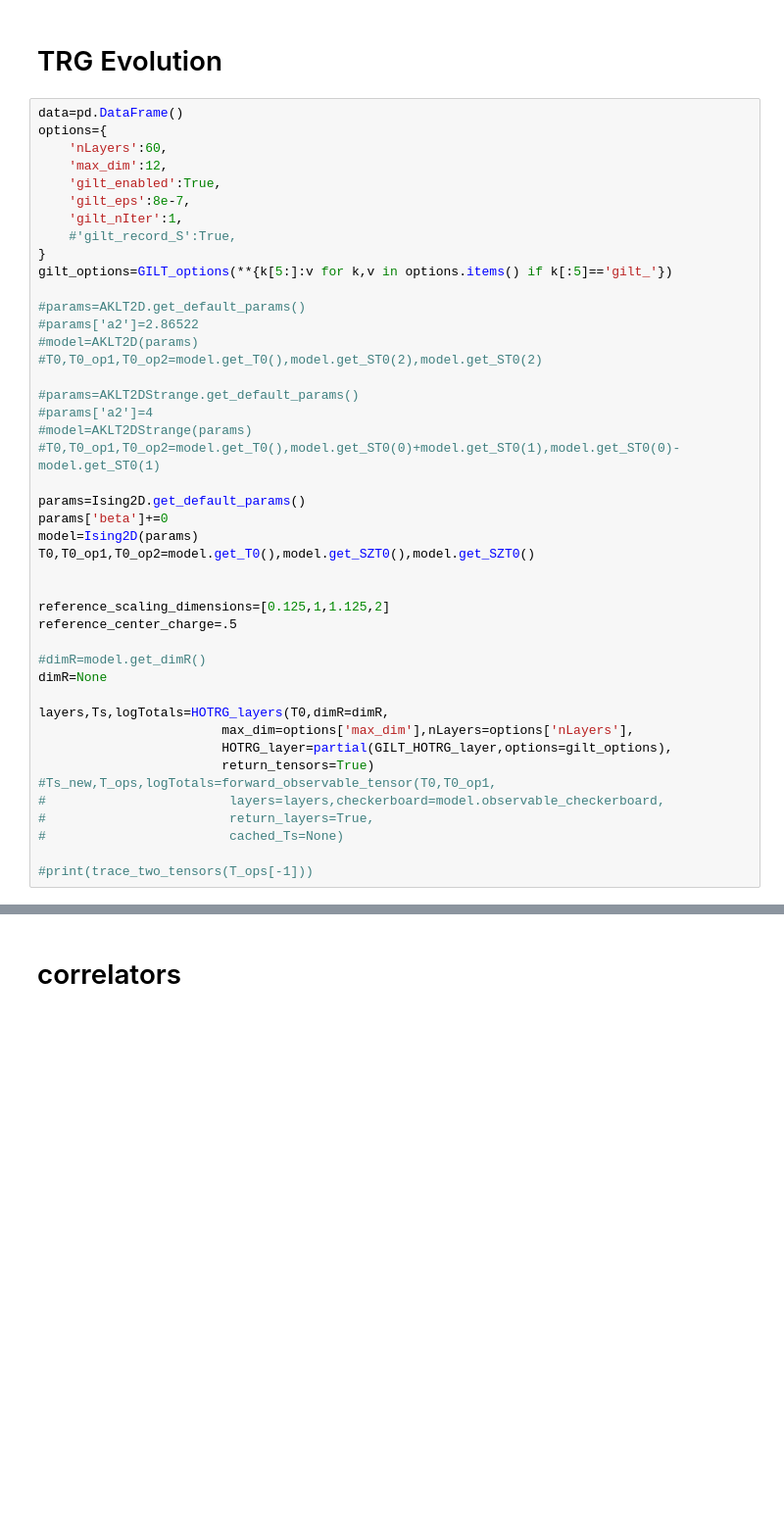
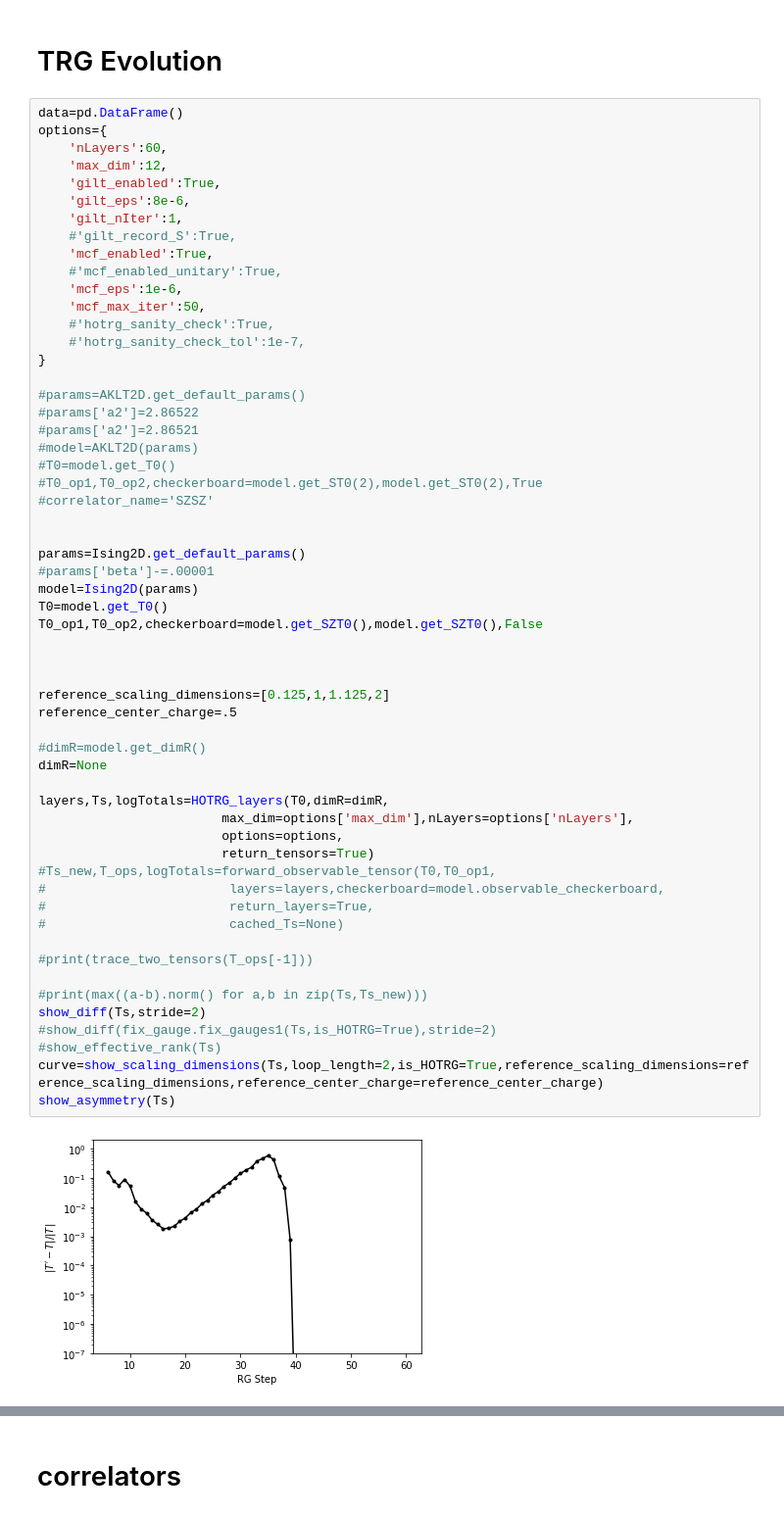
Before and after one commit to fangzhangmnm/TensorRenormalizationGroup, a Jupyter notebook: GILT.ipynb, the cells around one changed output, grey strips where cells are left out. Shown: that part at 98% size. Saved outputs shown, nothing was run; the diff lists cells and outputs as text; blank space fills up the shorter version.

```diff
--- a/GILT.ipynb
+++ b/GILT.ipynb
@@ -103,41 +125,56 @@ options={
     'nLayers':60,
     'max_dim':12,
     'gilt_enabled':True,
-    'gilt_eps':8e-7,
+    'gilt_eps':8e-6,
     'gilt_nIter':1,
     #'gilt_record_S':True,
+    'mcf_enabled':True,
+    #'mcf_enabled_unitary':True,
+    'mcf_eps':1e-6,
+    'mcf_max_iter':50,
+    #'hotrg_sanity_check':True,
+    #'hotrg_sanity_check_tol':1e-7,
 }
-gilt_options=GILT_options(**{k[5:]:v for k,v in options.items() if k[:5]=='gilt_'})
 
 #params=AKLT2D.get_default_params()
 #params['a2']=2.86522
+#params['a2']=2.86521
 #model=AKLT2D(params)
-#T0,T0_op1,T0_op2=model.get_T0(),model.get_ST0(2),model.get_ST0(2)
+#T0=model.get_T0()
+#T0_op1,T0_op2,checkerboard=model.get_ST0(2),model.get_ST0(2),True
+#correlator_name='SZSZ'
 
-#params=AKLT2DStrange.get_default_params()
-#params['a2']=4
-#model=AKLT2DStrange(params)
-#T0,T0_op1,T0_op2=model.get_T0(),model.get_ST0(0)+model.get_ST0(1),model.get_ST0(0)-model.get_ST0(1)
 
 params=Ising2D.get_default_params()
-params['beta']+=0
+#params['beta']-=.00001
 model=Ising2D(params)
-T0,T0_op1,T0_op2=model.get_T0(),model.get_SZT0(),model.get_SZT0()
+T0=model.get_T0()
+T0_op1,T0_op2,checkerboard=model.get_SZT0(),model.get_SZT0(),False
+
 
 
 reference_scaling_dimensions=[0.125,1,1.125,2]
 reference_center_charge=.5
 
 #dimR=model.get_dimR()
 dimR=None
 
 layers,Ts,logTotals=HOTRG_layers(T0,dimR=dimR,
                         max_dim=options['max_dim'],nLayers=options['nLayers'],
-                        HOTRG_layer=partial(GILT_HOTRG_layer,options=gilt_options),
+                        options=options,
                         return_tensors=True)
 #Ts_new,T_ops,logTotals=forward_observable_tensor(T0,T0_op1,
 #                        layers=layers,checkerboard=model.observable_checkerboard,
 #                        return_layers=True,
 #                        cached_Ts=None)
 
 #print(trace_two_tensors(T_ops[-1]))
+
+#print(max((a-b).norm() for a,b in zip(Ts,Ts_new)))
+show_diff(Ts,stride=2)
+#show_diff(fix_gauge.fix_gauges1(Ts,is_HOTRG=True),stride=2)
+#show_effective_rank(Ts)
+curve=show_scaling_dimensions(Ts,loop_length=2,is_HOTRG=True,reference_scaling_dimensions=reference_scaling_dimensions,reference_center_charge=reference_center_charge)
+show_asymmetry(Ts)
+# %% [output]
+[figure, added]
```
Also changed, not shown: parts of 21 cells of this notebook, 7 other files.
